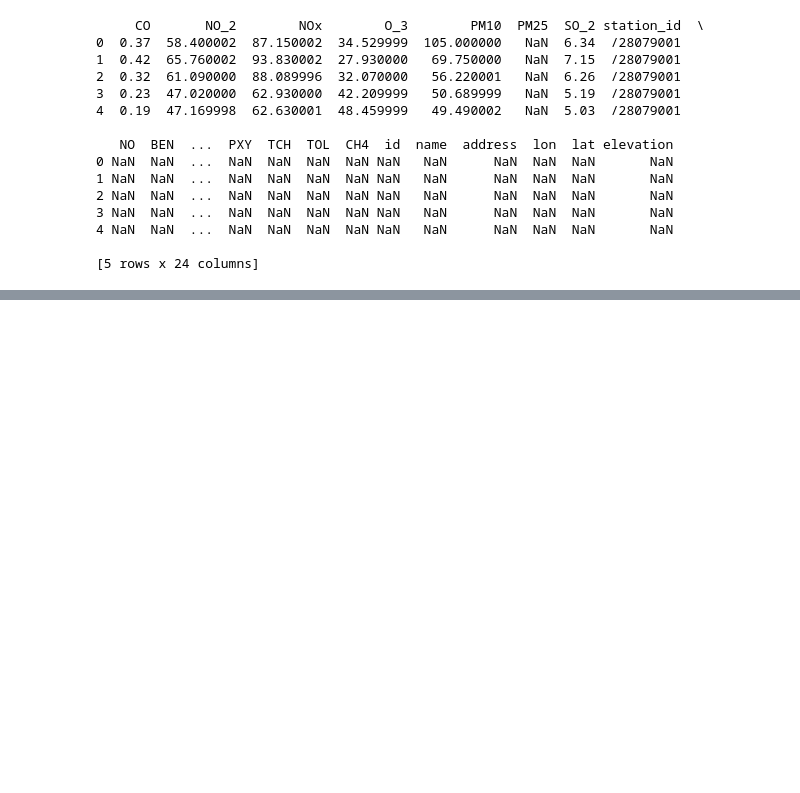
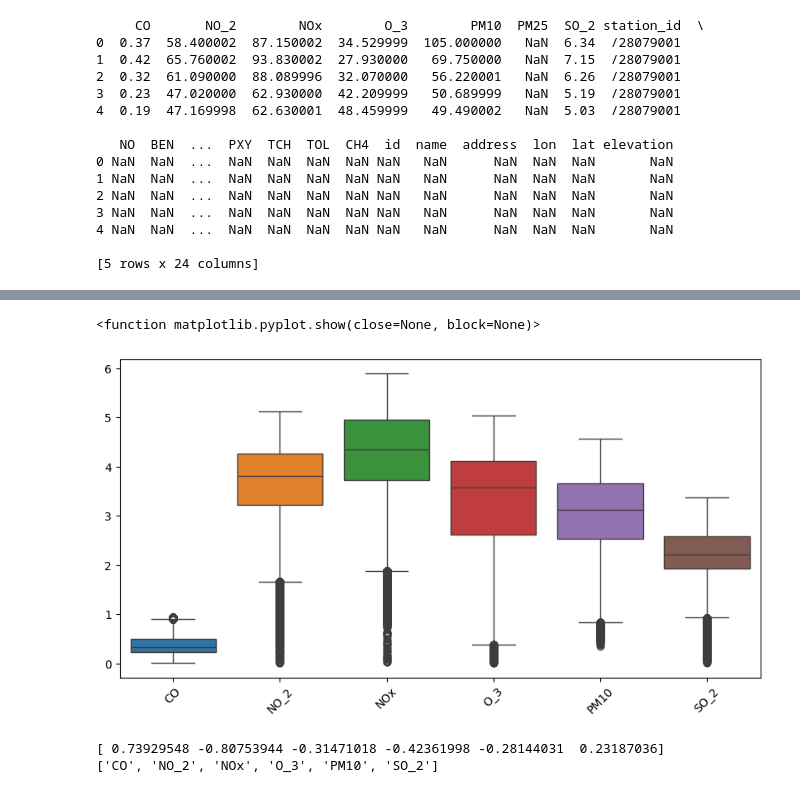
Before and after one commit to SutikshanUpman/ML-Basics-Project, a Jupyter notebook: notebooks/01_EDA.ipynb, the cells around one changed output, grey strips where cells are left out. Saved outputs shown, nothing was run; the diff lists cells and outputs as text; code cells hidden in the pictures; blank space fills up the shorter version.

```diff
--- a/notebooks/01_EDA.ipynb
+++ b/notebooks/01_EDA.ipynb
@@ -104,0 +115,3 @@ dtype: int64
+# %%
+df = df[~(df[pollutant_cols] == 0).any(axis=1)]
+(df == 0).sum()
@@ -104,0 +127,19 @@ dtype: int64
+# %%
+#outliers remove ke chakkkar mein pura data udd raha h . Thus , capped
+def cap(df,col):
+    q1 = df[col].quantile(0.20)
+    q3 = df[col].quantile(0.75)
+    iqr = q3 - q1
+
+    lower = q1 - 1.5*iqr
+    upper = q3 + 1.5*iqr
+
+    df[col] = np.where(df[col]>upper,upper,np.where(df[col]<lower,lower,df[col]))
+    return df
+
+for col in pollutant_cols:
+    df = cap(df,col)
+
+#softening the effect of cap
+for col in pollutant_cols:
+    df[col]=np.log1p(df[col])
@@ -104,0 +164,18 @@ dtype: int64
+# %%
+pollutant_cols = ['CO','NO_2','NOx','O_3','PM10','SO_2']
+plt.figure(figsize=(10,5))
+sns.boxplot(data=df[pollutant_cols])
+plt.xticks(rotation=45)
+plt.show
+# %% [output]
+<function matplotlib.pyplot.show(close=None, block=None)>
+[figure, added]
+# %%
+from scipy.stats import skew
+
+skewness_value = skew(df[pollutant_cols].dropna())
+print(skewness_value)
+print(pollutant_cols)
+# %% [output]
+[ 0.73929548 -0.80753944 -0.31471018 -0.42361998 -0.28144031  0.23187036]
+['CO', 'NO_2', 'NOx', 'O_3', 'PM10', 'SO_2']
```
Also changed, not shown: parts of 23 cells of this notebook, 2 other files.
